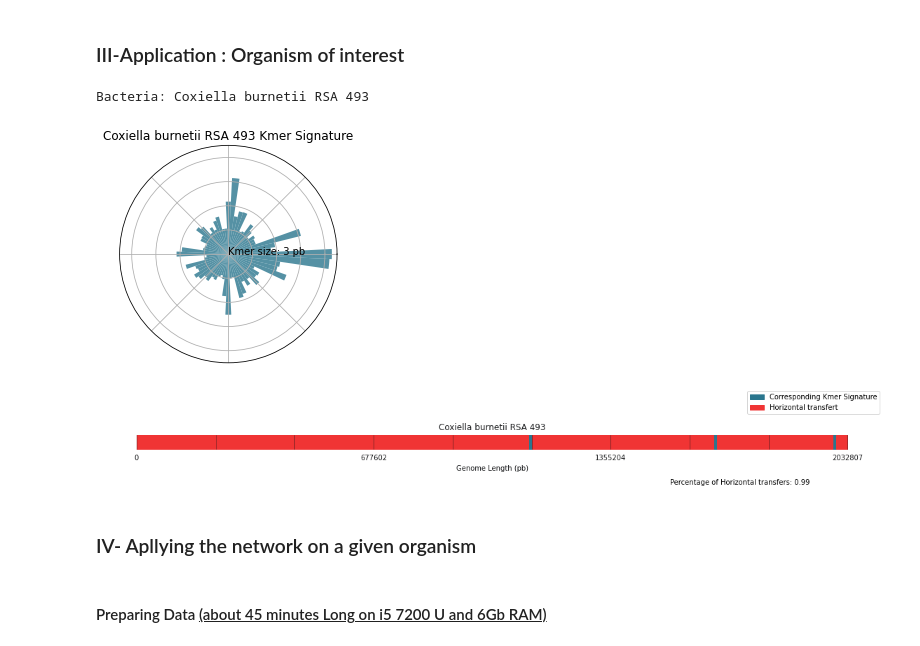
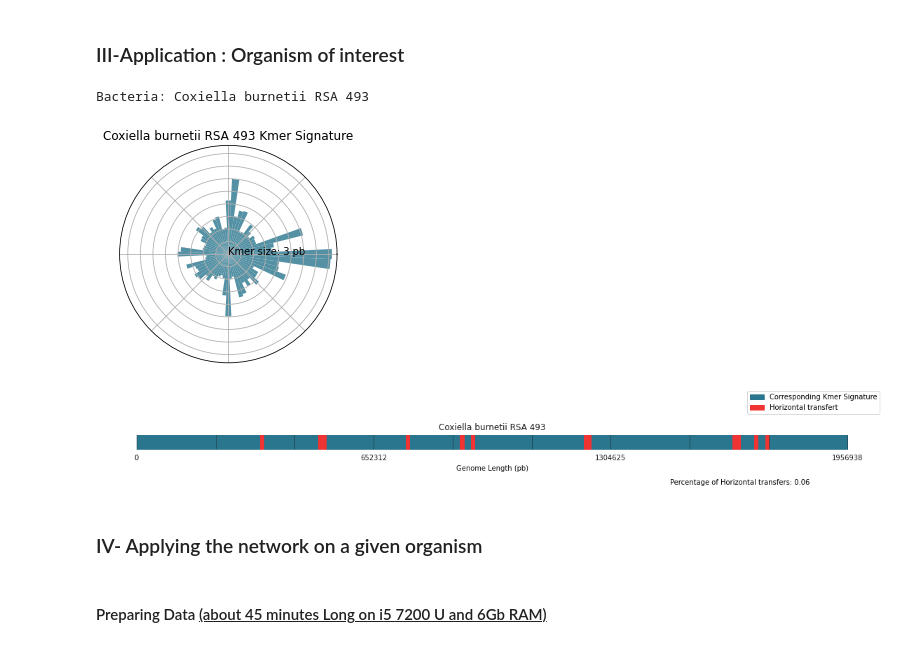
Before and after one commit to LeroyAdrien/K-Mer, a Jupyter notebook: Notebooks/Horizontal_Transfer_prediction.ipynb, the cells around one changed output. Saved outputs shown, nothing was run; the diff lists cells and outputs as text; code cells hidden in the pictures.

```diff
--- a/Notebooks/Horizontal_Transfer_prediction.ipynb
+++ b/Notebooks/Horizontal_Transfer_prediction.ipynb
@@ -282,17 +282,17 @@ def FindOrganism(kmer: int, kmersignature:list, inputPath:str,train=True)->str:
 # %%
 print("Bacteria: Coxiella burnetii RSA 493")
 
 signature=pp.KmerSignature(pathDictionnary["bacteria"]["Coxiella_burnetii_RSA_493"],3,False)
 pl.KmerSignature(signature,"Coxiella burnetii RSA 493")
 
-listPvalue,listPositions=pp.SequenceHomogeneity(pathDictionnary["bacteria"]["Coxiella_burnetii_RSA_493"],3,10000)
+listPvalue,listPositions=pp.SequenceHomogeneity(pathDictionnary["bacteria"]["Coxiella_burnetii_RSA_493"],6,10000)
 pl.SequenceHomogeneity(listPvalue,listPositions,0.05,"Coxiella burnetii RSA 493")
 # %% [output]
 Bacteria: Coxiella burnetii RSA 493
-[figure, old version]
+[figure, new version]
-[figure, old version]
+[figure, new version]
 # %% [markdown]
-### IV- Apllying the network on a given organism
+### IV- Applying the network on a given organism
 # %% [markdown]
 #### Preparing Data <u> (about 45 minutes Long on i5 7200 U and 6Gb RAM)
 # %%
```
Also changed, not shown: parts of 6 cells of this notebook, 10 other files.
